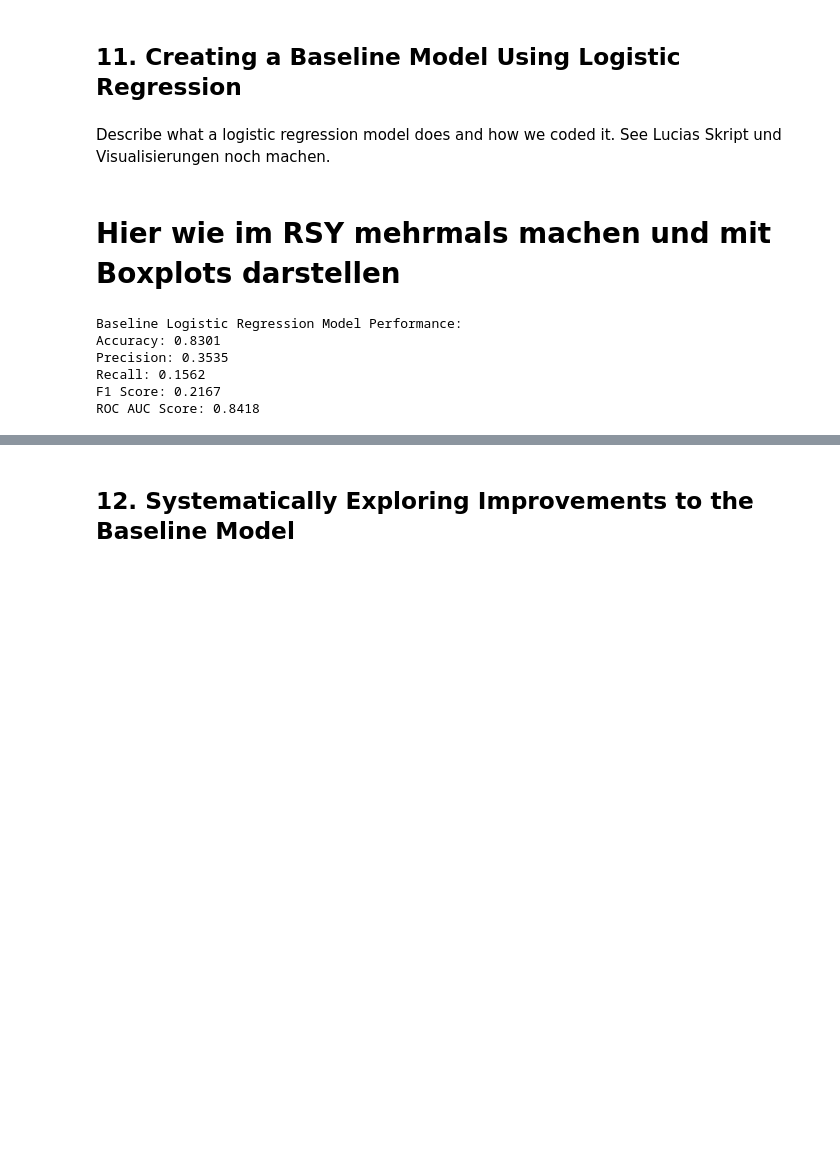
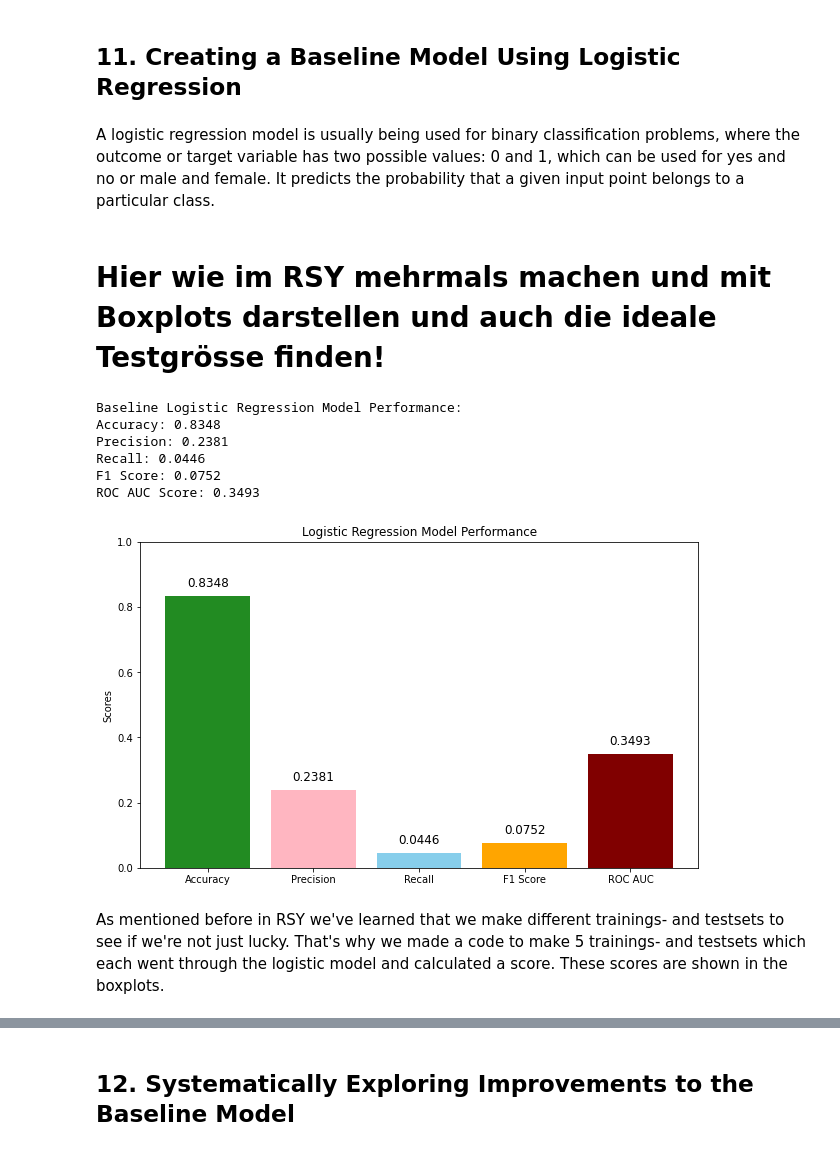
Before and after one commit to NikodemWojtczak/FHNW_AML, a Jupyter notebook: Niko_notebook.ipynb, the cells around one changed output, grey strips where cells are left out. Cells and saved outputs as stored; diff of their text form; code cells hidden in the pictures; blank space fills up the shorter version.

Commit message:
more visualisations and improving logistic regression

```diff
--- a/Niko_notebook.ipynb
+++ b/Niko_notebook.ipynb
@@ -1324,7 +1324,7 @@ plt.tight_layout()
 [figure]
 # %%
 # Remove IDs and other non-feature columns. We decided we don't need client_id, birthdate and birthyear
-columns_to_drop = ['client_id', 'birth_date', 'birth_year']
+columns_to_drop = ['client_id', 'birth_date', 'birth_year', 'target_label']
 model_data_cleaned = model_data.drop(columns=columns_to_drop)
 # %%
 # We think that the gender might be important so we code it and make a correlation matrix to see what values correlate
@@ -1368,51 +1411,49 @@ Wie wählen wir die Features für das Baseline Modell aus? JITT von Dani schauen
-# %%
-# Features specified for the baseline model
-features = ['age', 'gender', 'district_id', 'avg_balance', 'total_credit_amount']
-
-X = model_data_cleaned[features]
-y = model_data_cleaned['target']
-
-# One-hot encode 'region' (if it's a categorical variable)
-X = pd.get_dummies(X, columns=['district_id'], drop_first=True)
-
-X_train, X_test, y_train, y_test = train_test_split(
-    X, y, test_size=0.3, random_state=42, stratify=y
-)
 # %% [markdown]
 ## 11. Creating a Baseline Model Using Logistic Regression
-# %% [markdown]
-Describe what a logistic regression model does and how we coded it. See Lucias Skript und Visualisierungen noch machen.
+# %% [markdown]
+A logistic regression model is usually being used for binary classification problems, where the outcome or target variable has two possible values: 0 and 1, which can be used for yes and no or male and female. It predicts the probability that a given input point belongs to a particular class.
 # %% [markdown]
-# Hier wie im RSY mehrmals machen und mit Boxplots darstellen
+# Hier wie im RSY mehrmals machen und mit Boxplots darstellen und auch die ideale Testgrösse finden!
 # %%
-# Instantiate the model
+# We use the logistic regression model from python
 log_reg = LogisticRegression(max_iter=1000)
-
-# Train the model
 log_reg.fit(X_train, y_train)
-
-# Make predictions
 y_pred = log_reg.predict(X_test)
 y_pred_proba = log_reg.predict_proba(X_test)[:, 1]
 
-# Calculate evaluation metrics
 accuracy = accuracy_score(y_test, y_pred)
 precision = precision_score(y_test, y_pred)
 recall = recall_score(y_test, y_pred)
 f1 = f1_score(y_test, y_pred)
 roc_auc = roc_auc_score(y_test, y_pred_proba)
 
-# Print the results
 print('Baseline Logistic Regression Model Performance:')
 print(f'Accuracy: {accuracy:.4f}')
 print(f'Precision: {precision:.4f}')
 print(f'Recall: {recall:.4f}')
 print(f'F1 Score: {f1:.4f}')
 print(f'ROC AUC Score: {roc_auc:.4f}')
+
+# Plot
+metrics = ['Accuracy', 'Precision', 'Recall', 'F1 Score', 'ROC AUC']
+scores = [accuracy, precision, recall, f1, roc_auc]
+plt.figure(figsize=(10, 6))
+bars = plt.bar(metrics, scores, color=['forestgreen', 'lightpink', 'skyblue', 'orange', 'maroon'])
+for bar in bars:
+    yval = bar.get_height()
+    plt.text(bar.get_x() + bar.get_width()/2, yval + 0.02, f'{yval:.4f}', ha='center', va='bottom', fontsize=12)
+
+plt.title('Logistic Regression Model Performance')
+plt.ylabel('Scores')
+plt.ylim(0, 1)
+plt.show()
 # %% [output]
 Baseline Logistic Regression Model Performance:
-Accuracy: 0.8301
-Precision: 0.3535
-Recall: 0.1562
-F1 Score: 0.2167
-ROC AUC Score: 0.8418
+Accuracy: 0.8348
+Precision: 0.2381
+Recall: 0.0446
+F1 Score: 0.0752
+ROC AUC Score: 0.3493
+[figure, added]
+# %% [markdown]
+As mentioned before in RSY we've learned that we make different trainings- and testsets to see if we're not just lucky. That's why we made a code to make 5 trainings- and testsets which each went through the logistic model and calculated a score. These scores are shown in the boxplots.
```
Also changed, not shown: parts of 9 cells of this notebook.
